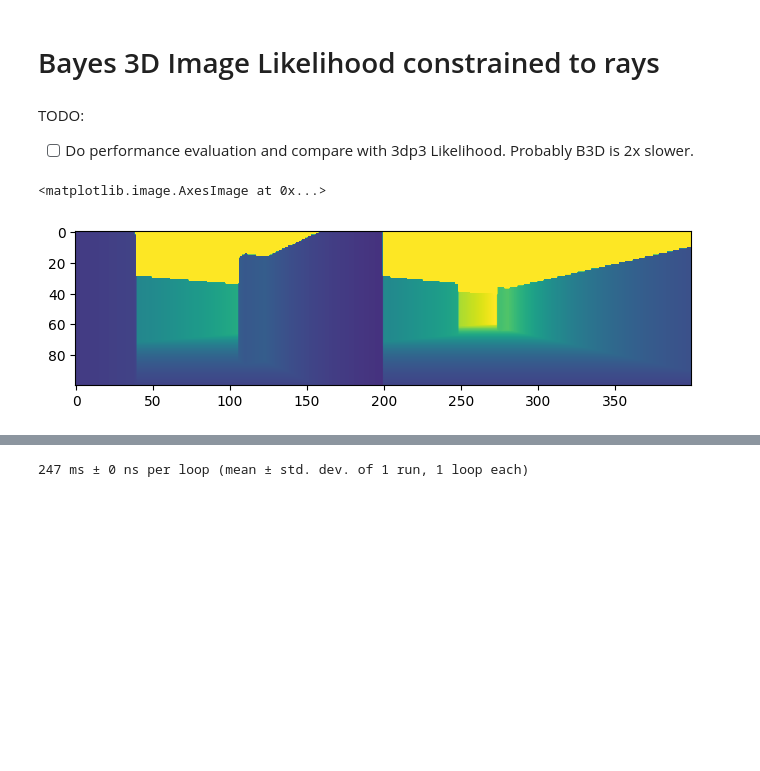
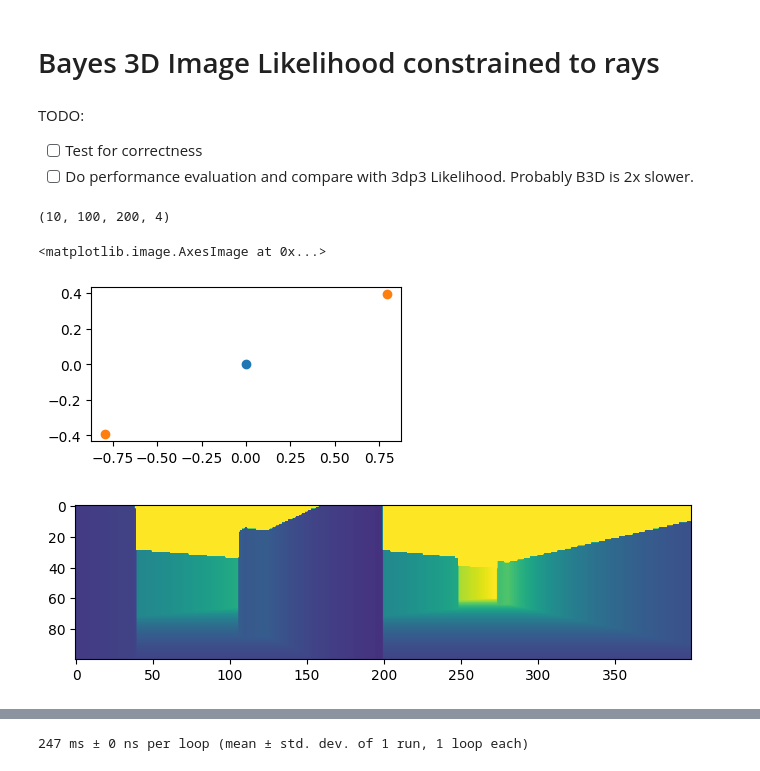
Before and after one commit to mirkoklukas/bayes3d, a Jupyter notebook: scripts/notebooks/_mkl/01 - Likelihood Constrained to Rays.ipynb, the cells around one changed output, grey strips where cells are left out. Drawn from its saved outputs; the diff is of its cells as text; code cells hidden in the pictures; blank space fills up the shorter version.

```diff
--- a/scripts/notebooks/_mkl/01 - Likelihood Constrained to Rays.ipynb
+++ b/scripts/notebooks/_mkl/01 - Likelihood Constrained to Rays.ipynb
@@ -3,6 +3,7 @@
 # %% [markdown]
 TODO:
 
+- [ ] Test for correctness
 - [ ] Do performance evaluation and compare with 3dp3 Likelihood. Probably B3D is 2x slower.
 # %%
 #|default_exp likelihood
@@ -25,21 +26,34 @@ logsumexp = jax.scipy.special.logsumexp
 # %%
 imgs = []
 for t in range(10):
     im = np.load(f"./data/test_imgs/img_{t}.npy")
     imgs.append(jnp.array(im))
 
 imgs = jnp.array(imgs)
-imgs.shape
+
+print(imgs.shape)
 
 
 X = imgs[10,:,:,:3]
 Y = imgs[2,:,:,:3]
 
+offx = (X[-1,-1,0] +  X[0,0,0])/2
+offy = (X[-1,-1,1] +  X[0,0,1])/2
+
+
+plt.figure(figsize=(5,2))
+plt.gca().set_aspect(1)
+plt.scatter(0,0)
+plt.scatter(X[0,0,0] - offx, X[0,0,1] - offy, c="C1")
+plt.scatter(X[-1,-1,0] - offx,X[-1,-1,1] - offy, c="C1")
+
 plt.figure(figsize=(8,2))
 plt.imshow(jnp.concatenate([X[:,:,2],Y[:,:,2]], axis=1), vmin=0., vmax=5)
 # %% [output]
-<matplotlib.image.AxesImage at 0x...>
+(10, 100, 200, 4)
+<matplotlib.image.AxesImage at 0x...>
-[figure, old version]
+[figure, new version]
+[figure, added]
 # %%
 #|export
 # Some helper to keep code concise
```
Also changed, not shown: parts of 5 cells of this notebook, 3 other files.
